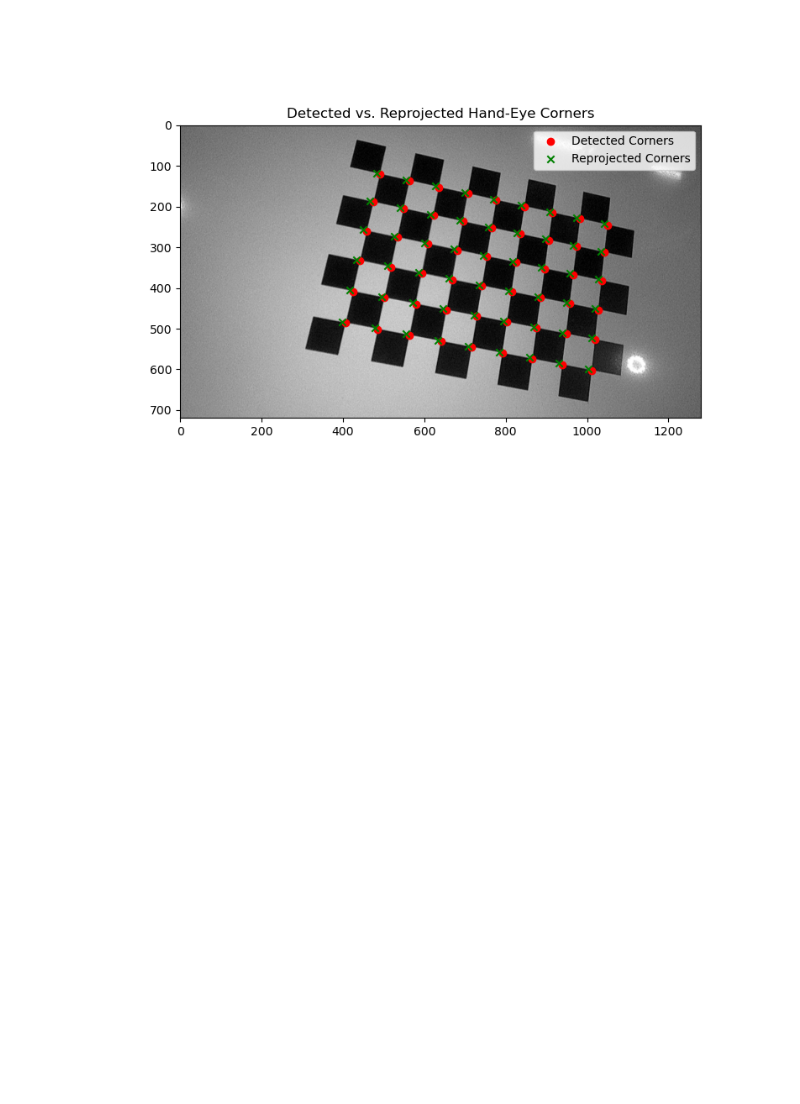
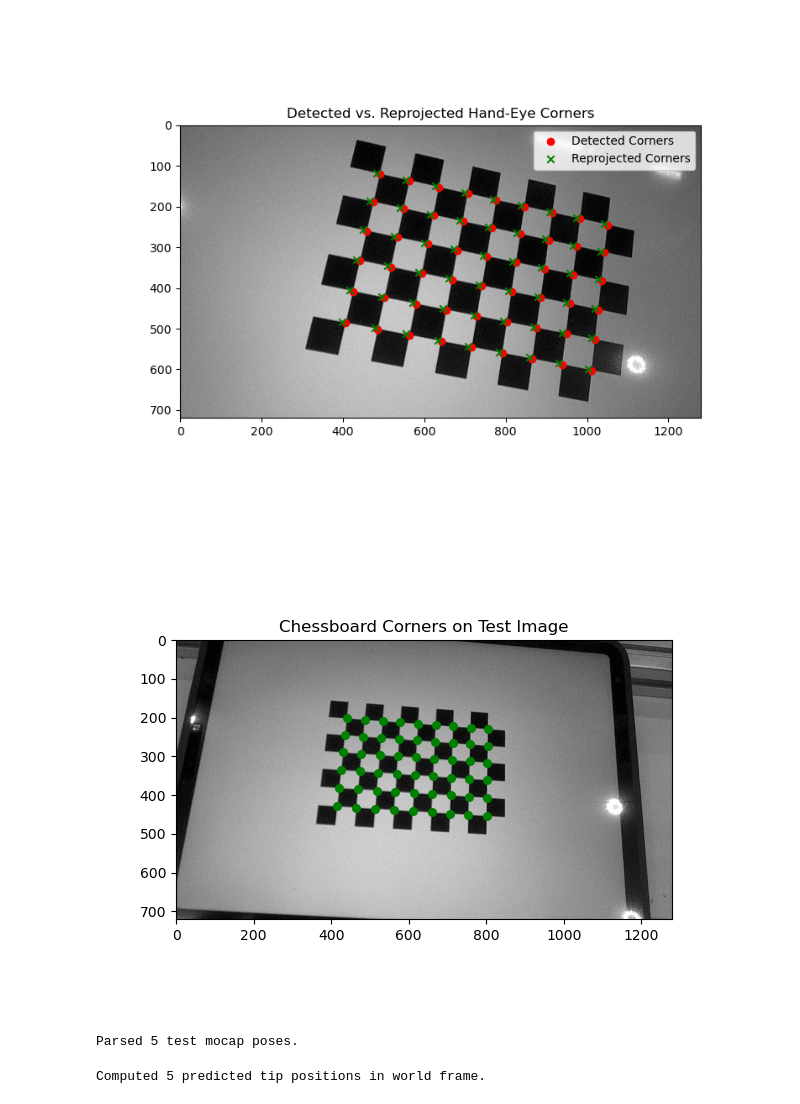
Before and after one commit to kaitohl/UTokyo-Pipeline, a Jupyter notebook: workflow2.ipynb, the cells around one changed output. Drawn from its saved outputs; the diff is of its cells as text; code cells hidden in the pictures; blank space fills up the shorter version.

```diff
--- a/workflow2.ipynb
+++ b/workflow2.ipynb
@@ -568,54 +568,60 @@ plt.show()
 RMS reprojection error (Shah): 8.69 pixels
 [figure]
 # %%
-# Testing
-valtest = 0
+# Testing: reference test image to define checkerboard/world frame
+ref_idx = 0  # choose which test image defines the checkerboard/world frame
 
 # Get sorted list of left camera PNG files
 leftFoldertest = os.path.join(basePath, testfolder, method, resolution, 'left')
 leftImagestest = natsort.natsorted(glob.glob(os.path.join(leftFoldertest, '*.png')))
 
+if not leftImagestest:
+    raise RuntimeError(f'No test images found in {leftFoldertest}')
+
 # Read, gray, and rectify the test image
-imagetest = cv2.imread(leftImagestest[valtest])
+imagetest = cv2.imread(leftImagestest[ref_idx])
+if imagetest is None:
+    raise RuntimeError(f'Failed to read test image: {leftImagestest[ref_idx]}')
 graytest = cv2.cvtColor(imagetest, cv2.COLOR_BGR2GRAY)
 J1test = cv2.remap(graytest, map1_x, map1_y, interpolation=cv2.INTER_LINEAR)
 # Convert to BGR for visualization
 img_viztest = cv2.cvtColor(J1test, cv2.COLOR_GRAY2BGR)
 
 # Detect checkerboard corners on left image
 foundtest, cornerstest = cv2.findChessboardCorners(J1test, (num_interior_corners_x, num_interior_corners_y))
 
 # Check if corners were found
 if not foundtest or cornerstest is None or np.isnan(cornerstest).any():
     raise RuntimeError("❌ Checkerboard not found in test image.")
 
 # Refine corner locations
 corners2test = cv2.cornerSubPix(J1test, cornerstest, (11,11), (-1,-1),
                             criteria=(cv2.TERM_CRITERIA_EPS + cv2.TERM_CRITERIA_MAX_ITER, 30, 0.001))
 
 image_points_test = corners2test.squeeze()
 
-# Draw the corners
-# cv2.drawChessboardCorners(img_viztest, (num_interior_corners_x, num_interior_corners_y), corners2test, True)
-
 plt.figure()
 plt.imshow(img_viztest)
 plt.scatter(image_points_test[:, 0], image_points_test[:, 1], c='g', marker='o', s=30)
 plt.title("Chessboard Corners on Test Image")
 plt.show()
 
-
-success, rvectest, tvectest = cv2.solvePnP(obj_pts, image_points_test, K1_rect, D1_rect)
+# Use the 3D object points for the checkerboard pattern to solve test pose (world->cam)
+success, rvectest, tvectest = cv2.solvePnP(object_points_3D, image_points_test, K1_rect, D1_rect)
 
 if not success:
-    print("solvePnP failed for a board.")
+    raise RuntimeError("solvePnP failed for the test board.")
 
-R, _ = cv2.Rodrigues(rvectest)
-T_world2camtest = to_homogeneous(R, tvectest)
+R_test, _ = cv2.Rodrigues(rvectest)
+T_world2camtest = to_homogeneous(R_test, tvectest)
+# Also compute cam->world for convenience in later steps
+T_cam2world_test = np.linalg.inv(T_world2camtest)
+# %% [output]
+[figure, added]
 # %%
-# Define transformation matrices for test data
-T_tiptobasetest = [] # transformation from tip to optical space
-T_grippertobasetest = [] # transformation from marker to optical space
+# Define transformation matrices for test data (from mocap)
+T_tiptobasetest = []   # tip (forceps) pose w.r.t. mocap base
+T_grippertobasetest = []  # scope marker (gripper) pose w.r.t. mocap base
 predicted_tip = []
 
 # Read mocap csv files
@@ -630,7 +636,7 @@ for fname in csvFiletest:
     # Read the CSV file
     tbl = pd.read_csv(fname, skiprows=3)
 
-    # Marker pose (scope)
+    # Marker pose (scope) -> treat as gripper
     rxm = pd.to_numeric(tbl['StereoEndoscope'][3:], errors='coerce')
     rym = pd.to_numeric(tbl['StereoEndoscope.1'][3:], errors='coerce')
     rzm = pd.to_numeric(tbl['StereoEndoscope.2'][3:], errors='coerce')
@@ -640,10 +646,9 @@ for fname in csvFiletest:
     # Remove NaN values and compute averages
     avg_rxm, avg_rym, avg_rzm = np.nanmean(rxm), np.nanmean(rym), np.nanmean(rzm)
     avg_txm, avg_tym, avg_tzm = np.nanmean(txm), np.nanmean(tym), np.nanmean(tzm)
-    # Convert degrees to radians for euler->matrix conversion
+    # Convert degrees to radians for euler->matrix conversion (intrinsic XYZ)
     R_marker = ROT.from_euler('XYZ', [avg_rxm, avg_rym, avg_rzm], degrees=True).as_matrix()
     t_marker = np.array([avg_txm, avg_tym, avg_tzm])
-    # Build homogeneous transformation matrix
     T_grippertobasetest.append(to_homogeneous(R_marker, t_marker))
 
     # Tip pose (forceps)
@@ -659,14 +664,35 @@ for fname in csvFiletest:
     # Convert degrees to radians for euler->matrix conversion
     R_tip = ROT.from_euler('XYZ', [avg_rx, avg_ry, avg_rz], degrees=True).as_matrix()
     t_tip = np.array([avg_tx, avg_ty, avg_tz])
-    # Build homogeneous transformation matrix
     T_tiptobasetest.append(to_homogeneous(R_tip, t_tip))
+
+# Basic sanity checks
+if len(T_grippertobasetest) != len(T_tiptobasetest):
+    raise RuntimeError("Mismatch: number of gripper and tip mocap files differ.")
+if len(T_grippertobasetest) == 0:
+    raise RuntimeError("No test mocap poses parsed.")
+
+num_test_poses = len(T_grippertobasetest)
+print(f"Parsed {num_test_poses} test mocap poses.")
+# %% [output]
+Parsed 5 test mocap poses.
 # %%
-# Get predicted tip positions in world coordinates
+# Compute predicted tip positions in the checkerboard (world) frame
+
+predicted_tip = []
+
 for f in range(len(T_tiptobasetest)):
+    # base->world for this pose using the gripper pose
+    T_base2gripper_test = np.linalg.inv(T_grippertobasetest[f])
+    T_base2world_test = T_cam2world_test @ T_gripper2cam @ T_base2gripper_test
 
-    tip_in_world = np.linalg.inv(T_world2camtest) @ T_gripper2cam @ np.linalg.inv(T_grippertobasetest[f]) @ T_tiptobasetest[f]
+    # tip position in world: tip->world = base->world @ (tip->base)
+    T_tip2world = T_base2world_test @ T_tiptobasetest[f]
 
-    predicted_tip.append(tip_in_world[:3])  # Store only x, y, z
+    # Store only the translation (x, y, z)
+    predicted_tip.append(T_tip2world[:3, 3].ravel())
 
 predicted_tip = np.vstack(predicted_tip)  # shape: (N, 3)
+print(f"Computed {predicted_tip.shape[0]} predicted tip positions in world frame.")
+# %% [output]
+Computed 5 predicted tip positions in world frame.
```
Also changed, not shown: parts of 2 cells of this notebook, 1 other file.
